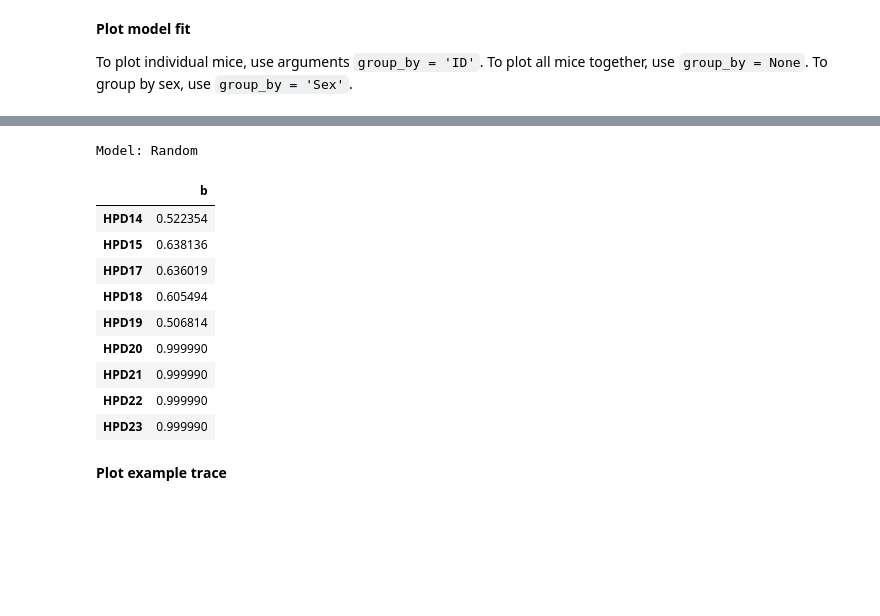
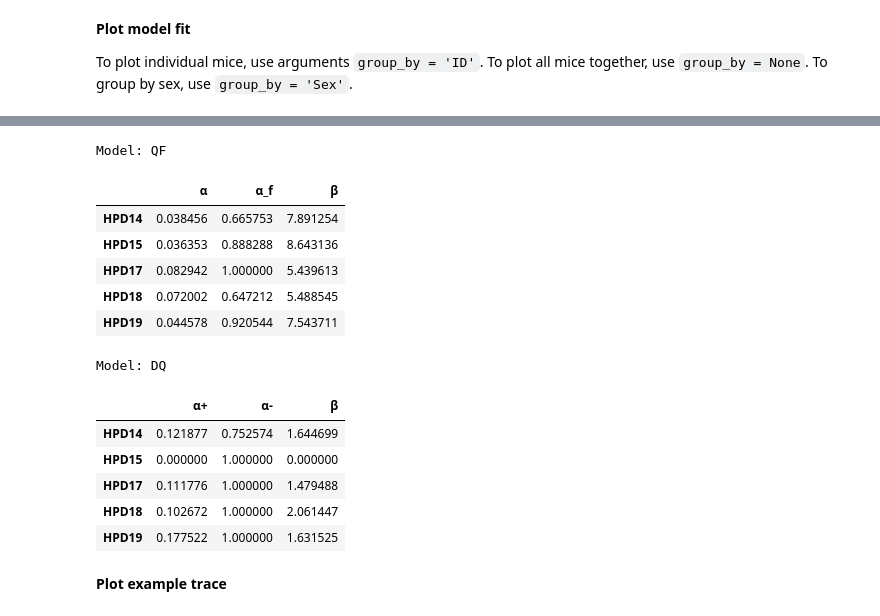
Before and after one commit to Finnley111/RL_Modeling_Mouse_Data, a Jupyter notebook: RL_Modeling.ipynb, the cells around one changed output, grey strips where cells are left out. Saved outputs shown, nothing was run; the diff lists cells and outputs as text; code cells hidden in the pictures; blank space fills up the shorter version.

```diff
--- a/RL_Modeling.ipynb
+++ b/RL_Modeling.ipynb
@@ -639,7 +525,6 @@ def write_processed_data_to_excel(processed_data, output_file):
 output_excel = r"C:\U2\Fall\COMP_396/RL_Modeling\Processed_Cohort5_Data.xlsx"  # Replace with your desired output file path
 
 # Run the function
-data = process_mouse_data(mouse_data)
 write_processed_data_to_excel(data, output_excel)
 # %% [output]
 Processed mouse: HPD14
@@ -1632,19 +1550,27 @@ Model: DQF
 # %%
-print('Model:', 'Random')
-parameters['Random']= getParameters(results, 'Random', save=False)
-parameters['Random']
+print('Model:', 'QF')
+parameters['QF']= getParameters(results, 'QF', save=False)
+parameters['QF']
 # %% [output]
-Model: Random
+Model: QF
-|  | b |
-| HPD14 | 0.522354 |
-| HPD15 | 0.638136 |
-| HPD17 | 0.636019 |
-| HPD18 | 0.605494 |
-| HPD19 | 0.506814 |
-| HPD20 | 0.999990 |
-| HPD21 | 0.999990 |
-| HPD22 | 0.999990 |
-| HPD23 | 0.999990 |
+|  | α | α_f | β |
+| HPD14 | 0.038456 | 0.665753 | 7.891254 |
+| HPD15 | 0.036353 | 0.888288 | 8.643136 |
+| HPD17 | 0.082942 | 1.000000 | 5.439613 |
+| HPD18 | 0.072002 | 0.647212 | 5.488545 |
+| HPD19 | 0.044578 | 0.920544 | 7.543711 |
+# %%
+print('Model:', 'DQ')
+parameters['DQ']= getParameters(results, 'DQ', save=False)
+parameters['DQ']
+# %% [output]
+Model: DQ
+|  | α+ | α- | β |
+| HPD14 | 0.121877 | 0.752574 | 1.644699 |
+| HPD15 | 0.000000 | 1.000000 | 0.000000 |
+| HPD17 | 0.111776 | 1.000000 | 1.479488 |
+| HPD18 | 0.102672 | 1.000000 | 2.061447 |
+| HPD19 | 0.177522 | 1.000000 | 1.631525 |
 # %% [markdown]
 **Plot example trace**
 # %%
```
Also changed, not shown: parts of 21 cells of this notebook.
